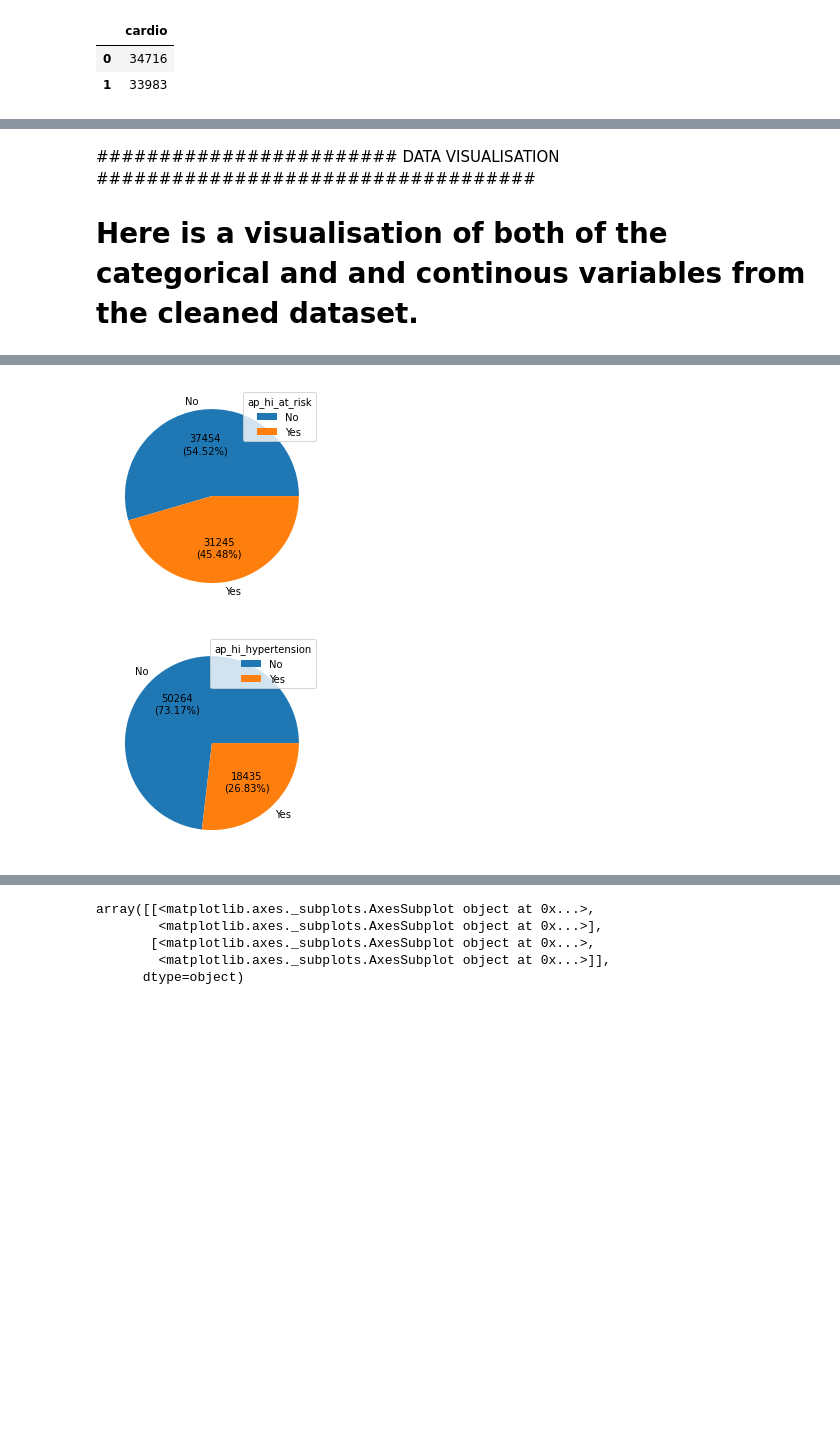
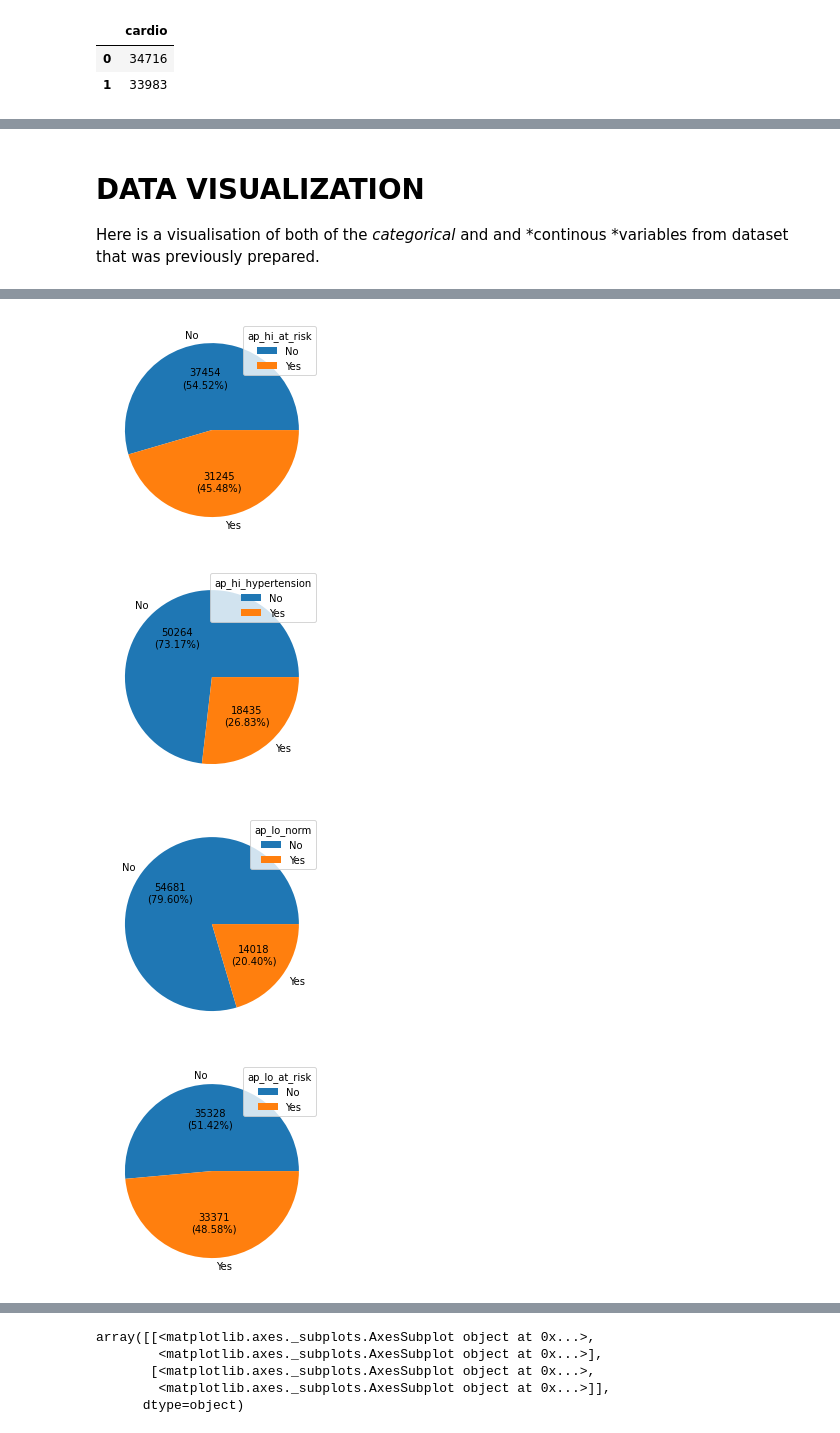
Before and after one commit to GregoryDzej/Big-Data-Python-task, a Jupyter notebook: Big_data_Cardio_.ipynb, the cells around one changed output, grey strips where cells are left out. Saved outputs shown, nothing was run; the diff lists cells and outputs as text; code cells hidden in the pictures; blank space fills up the shorter version.

```diff
--- a/Big_data_Cardio_.ipynb
+++ b/Big_data_Cardio_.ipynb
@@ -337,35 +396,41 @@ display(pd.DataFrame(main_data['cardio'].value_counts()))
 # %% [markdown]
-########################   DATA VISUALISATION  ###################################
-# Here is a visualisation of both of the categorical and and continous variables from the cleaned dataset.
+ # DATA VISUALIZATION
+Here is a visualisation of both of the *categorical* and and *continous *variables from dataset that was previously prepared.
 # %%
 def pie_chart(main_data, col, labels):
     data = main_data[col].value_counts().to_numpy()
     def absolute_value(val):
         a  = np.round(val / 100 * data.sum(), 0)
         return str('%0.0f' % a) + '\n(' + ('%0.2f' % val) + '%)'
     plt.pie(data, labels = labels, autopct=absolute_value)
     plt.legend(title=col)
     plt.show()
 
 pie_chart(main_data, 'gender_dummy', ['Female', 'Male'])
 pie_chart(main_data, 'cardio', ['No', 'Yes'])
 pie_chart(main_data, 'cholesterol', ['Normal', 'Above normal', 'Well above normal'])
 pie_chart(main_data, 'gluc', ['Normal', 'Above normal', 'Well above normal'])
 pie_chart(main_data, 'smoke', ['No', 'Yes'])
 pie_chart(main_data, 'alco', ['No', 'Yes'])
 pie_chart(main_data, 'active', ['No', 'Yes'])
-#ap_hi levels - dichotomous variable
+#ap_hi - systemic blood preasure levels - dichotomous variable
 pie_chart(main_data, 'ap_hi_norm', ['No', 'Yes'])
 pie_chart(main_data, 'ap_hi_at_risk', ['No', 'Yes'])
 pie_chart(main_data, 'ap_hi_hypertension', ['No', 'Yes'])
+#ap_lo levels - dichotomous variable
+pie_chart(main_data, 'ap_lo_norm', ['No', 'Yes'])
+pie_chart(main_data, 'ap_lo_at_risk', ['No', 'Yes'])
+pie_chart(main_data, 'ap_lo_hypertension', ['No', 'Yes'])
 # %% [output]
 [figure]
 [figure]
 [figure]
 [figure]
 [figure]
 [figure]
 [figure]
 [figure]
 [figure]
 [figure]
+[figure, added]
+[figure, added]
```
Also changed, not shown: parts of 36 cells of this notebook.
